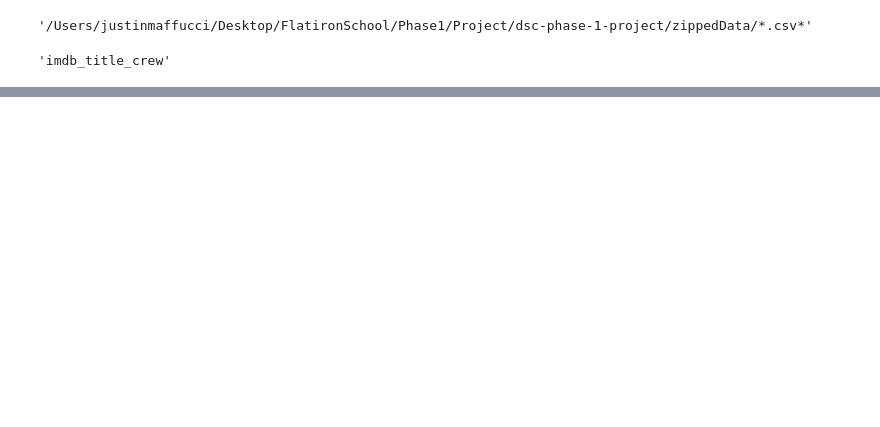
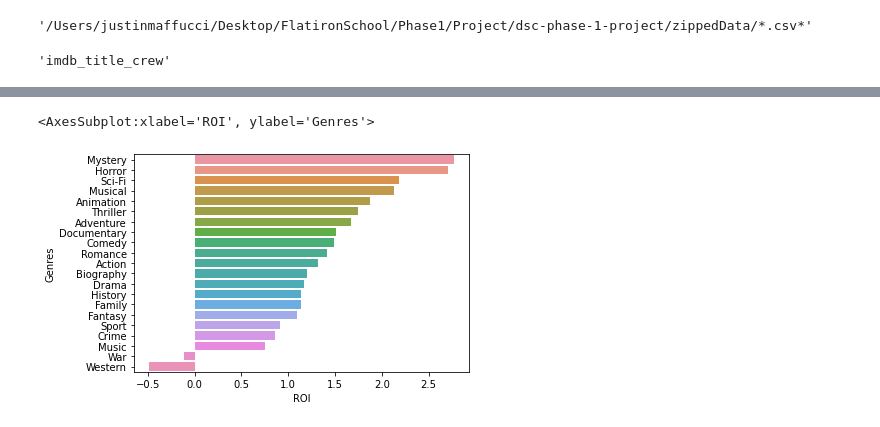
Before and after one commit to jmaffucci/dsc-phase-1-project, a Jupyter notebook: student-Copy1.ipynb, the cells around one changed output, grey strips where cells are left out. Drawn from its saved outputs; the diff is of its cells as text; code cells hidden in the pictures; blank space fills up the shorter version.

```diff
--- a/student-Copy1.ipynb
+++ b/student-Copy1.ipynb
@@ -211,0 +309,6 @@ df.columns = ['Title', 'Release Year', 'Worldwide Gross', 'Budget', 'Profit',
+# %%
+sns.barplot(y=genre_ROI.sort_values(ascending=False).index,
+                                    x=genre_ROI.sort_values(ascending=False))
+# %% [output]
+<AxesSubplot:xlabel='ROI', ylabel='Genres'>
+[figure, added]
```
Also changed, not shown: parts of 27 cells of this notebook, 1 other file.
